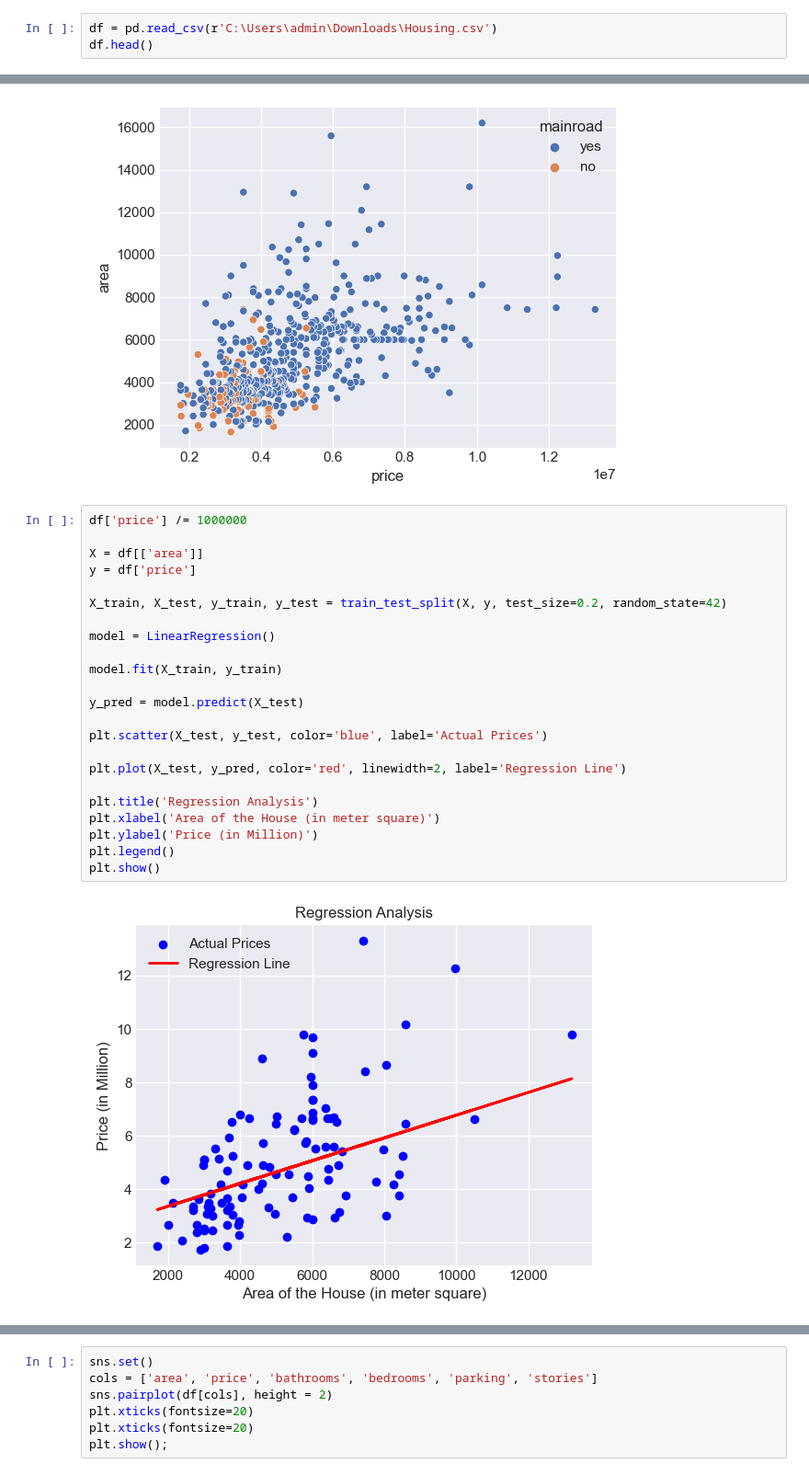
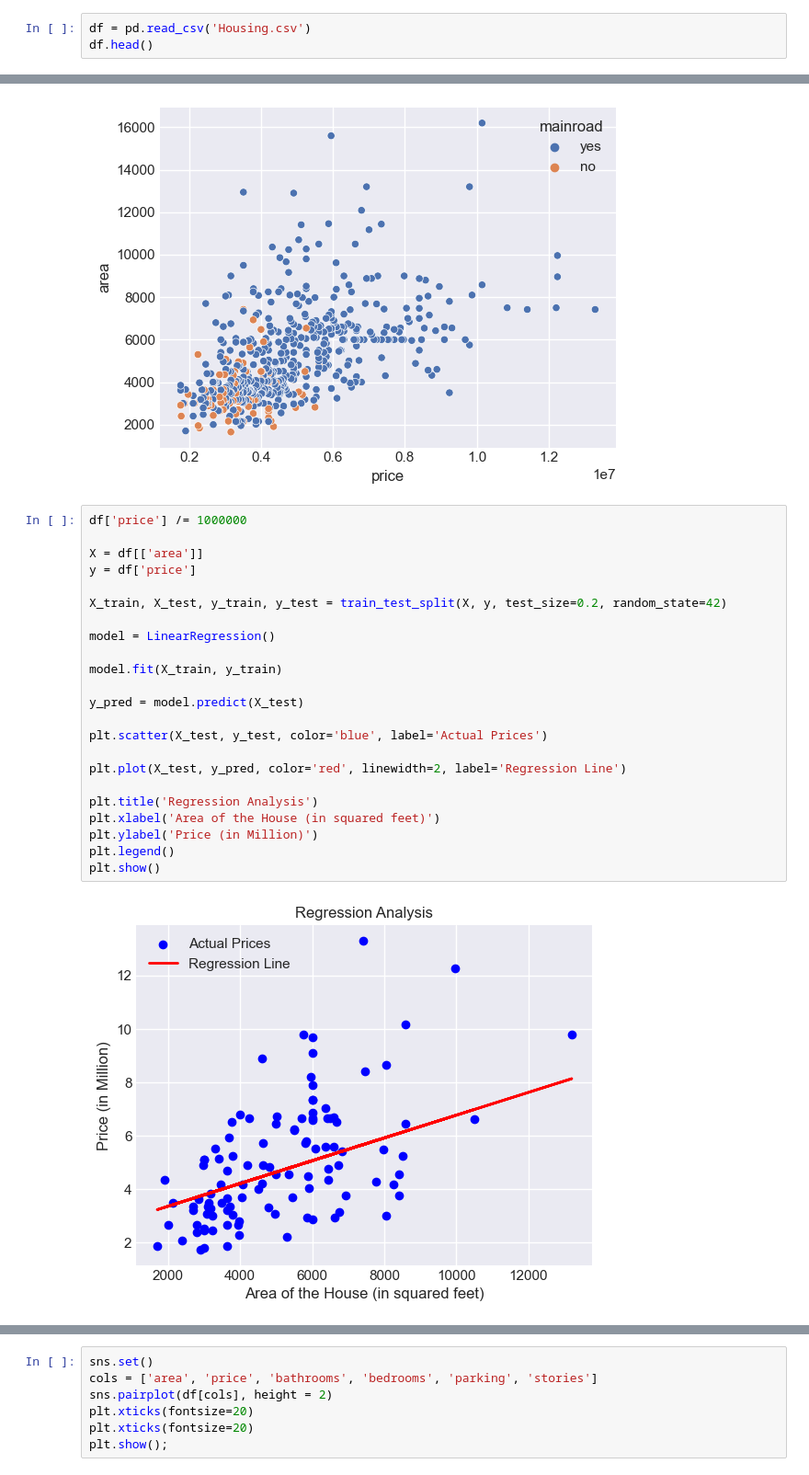
Before and after one commit to Apollosuny/ds_house_price, a Jupyter notebook: Predictive Housing _new version.ipynb, the cells around one changed output, grey strips where cells are left out. Shown at 92% size. Cells and saved outputs as stored; diff of their text form.

```diff
--- a/Predictive Housing _new version.ipynb
+++ b/Predictive Housing _new version.ipynb
@@ -9,7 +9,7 @@ from sklearn.tree import DecisionTreeRegressor
 from sklearn.ensemble import RandomForestRegressor
 from sklearn.metrics import mean_absolute_error,mean_squared_error, r2_score
 # %%
-df = pd.read_csv(r'C:\Users\admin\Downloads\Housing.csv')
+df = pd.read_csv('Housing.csv')
 df.head()
 # %% [output]
 |  | price | area | bedrooms | bathrooms | stories | mainroad | guestroom | basement | hotwaterheating | ... |
@@ -146,25 +147,25 @@ sns.scatterplot(x='price',y='area',hue = 'mainroad',data=df)
 # %%
 df['price'] /= 1000000
 
 X = df[['area']]
 y = df['price']
 
 X_train, X_test, y_train, y_test = train_test_split(X, y, test_size=0.2, random_state=42)
 
 model = LinearRegression()
 
 model.fit(X_train, y_train)
 
 y_pred = model.predict(X_test)
 
 plt.scatter(X_test, y_test, color='blue', label='Actual Prices')
 
 plt.plot(X_test, y_pred, color='red', linewidth=2, label='Regression Line')
 
 plt.title('Regression Analysis')
-plt.xlabel('Area of the House (in meter square)')
+plt.xlabel('Area of the House (in squared feet)')
 plt.ylabel('Price (in Million)')
 plt.legend()
 plt.show()
 # %% [output]
-[figure, old version]
+[figure, new version]
```
Also changed, not shown: parts of 14 cells of this notebook.
